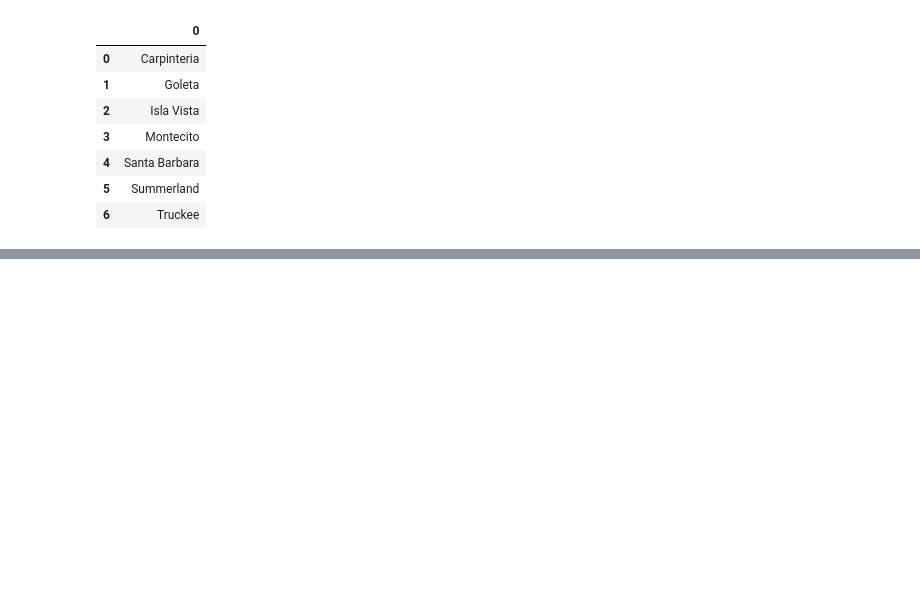
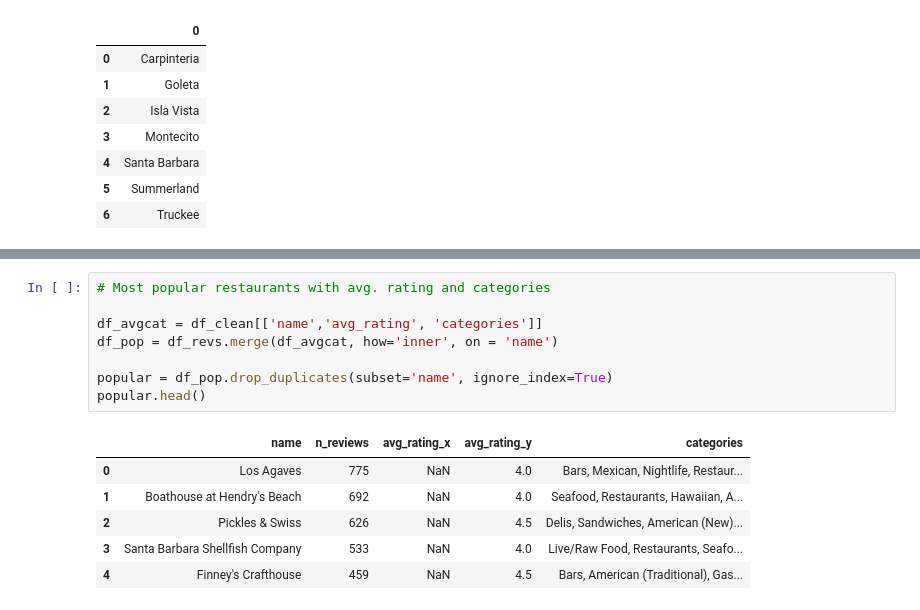
Before and after one commit to ivnlee/proyecto-portafolio, a Jupyter notebook: notebooks/initial_analysis.ipynb, the cells around one changed output, grey strips where cells are left out. Drawn from its saved outputs; the diff is of its cells as text; blank space fills up the shorter version.

```diff
--- a/notebooks/initial_analysis.ipynb
+++ b/notebooks/initial_analysis.ipynb
@@ -257,0 +320,15 @@ unique_counts
+# %%
+# Most popular restaurants with avg. rating and categories
+
+df_avgcat = df_clean[['name','avg_rating', 'categories']]
+df_pop = df_revs.merge(df_avgcat, how='inner', on = 'name')
+
+popular = df_pop.drop_duplicates(subset='name', ignore_index=True)
+popular.head()
+# %% [output]
+|  | name | n_reviews | avg_rating_x | avg_rating_y | categories |
+| 0 | Los Agaves | 775 | NaN | 4.0 | Bars, Mexican, Nightlife, Restaur... |
+| 1 | Boathouse at Hendry's Beach | 692 | NaN | 4.0 | Seafood, Restaurants, Hawaiian, A... |
+| 2 | Pickles & Swiss | 626 | NaN | 4.5 | Delis, Sandwiches, American (New)... |
+| 3 | Santa Barbara Shellfish Company | 533 | NaN | 4.0 | Live/Raw Food, Restaurants, Seafo... |
+| 4 | Finney's Crafthouse | 459 | NaN | 4.5 | Bars, American (Traditional), Gas... |
```
Also changed, not shown: parts of 10 cells of this notebook.
